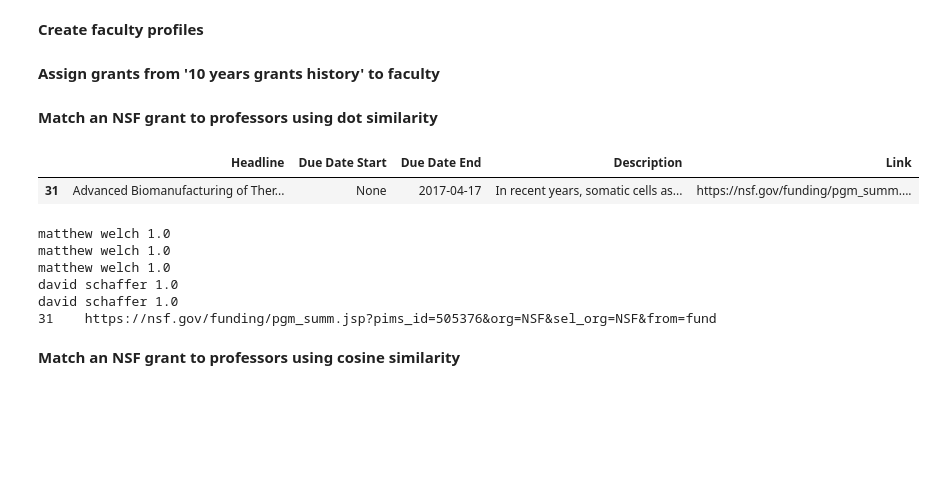
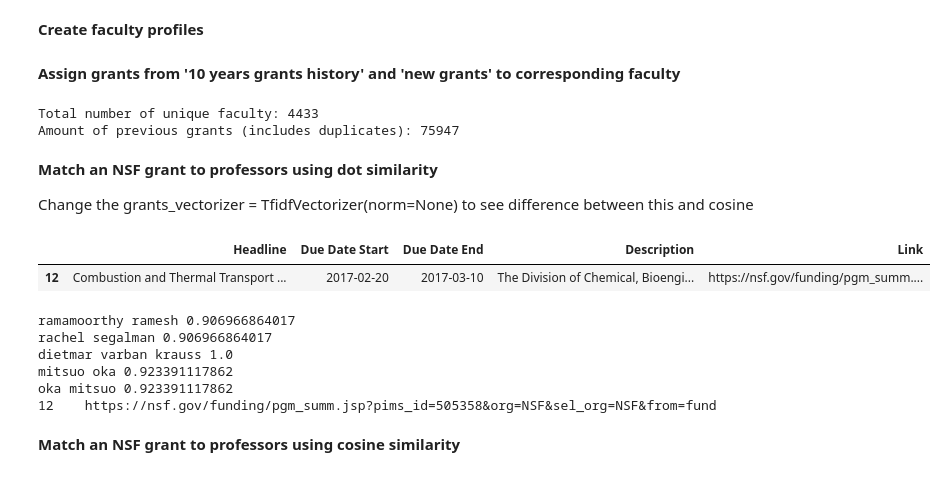
Before and after one commit to jsonchin/BIDS, a Jupyter notebook: modeling/clustering_recommender.ipynb, the cells around one changed output. Cells and saved outputs as stored; diff of their text form; code cells hidden in the pictures; blank space fills up the shorter version.

```diff
--- a/modeling/clustering_recommender.ipynb
+++ b/modeling/clustering_recommender.ipynb
@@ -89,6 +100,22 @@ for desc in descriptions:
         cleaned.append(["Nothing"])
 
 grants_corpus = [' '.join(doc) for doc in cleaned]
+# %%
+descriptions = new_grants_df['Title']
+# Prepare grants.gov grants
+cleaned = []
+for desc in descriptions:
+    try:
+        desc = desc.lower()
+        desc = desc.translate(punc_trans)
+        desc = desc.translate(num_trans)
+        first = filter(lambda x: x.lower() not in sw, desc.split())
+        second = [wnl.lemmatize(x) for x in first]
+        cleaned.append(second)
+    except:
+        cleaned.append(["Nothing"])
+
+new_grants_corpus = [' '.join(doc) for doc in cleaned]
 # %%
 descriptions = grant_history_df['Title']
 cleaned = []
@@ -120,9 +147,10 @@ for desc in descriptions:
 
 nsf_corpus = [' '.join(doc) for doc in cleaned]
 # %%
-grants_vectorizer = TfidfVectorizer(norm=None)
+grants_vectorizer = TfidfVectorizer()
 grants_matrix = grants_vectorizer.fit_transform(grants_corpus)
 faculty_grants_matrix = grants_vectorizer.transform(faculty_grants_corpus)
+new_grants_matrix = grants_vectorizer.transform(new_grants_corpus)
 nsf_matrix = grants_vectorizer.transform(nsf_corpus)
 # %% [markdown]
 <b>Only run if want to try using SVD on matrices</b>
@@ -165,13 +193,4 @@ for index, row in cleaned_df.iterrows():
     else:
         break
 # %% [markdown]
-<b>Assign grants from '10 years grants history' to faculty</b>
+<b>Assign grants from '10 years grants history' and 'new grants' to corresponding faculty</b>
-# %%
-faculty_names = faculty_profiles.keys()
-faculty_to_grants = defaultdict(list)
-for index, row in grant_history_df.iterrows():
-    # Changing format of name to fit names in vcr_cleaned
-    name = row['PI Name'].lower().translate(punc_trans)
-    name = ' '.join(list(filter(lambda x: len(x) > 1, name.split(" ")))[::-1])
-    if name in faculty_names:
-        faculty_to_grants[name].append(index)
@@ -178,45 +238,56 @@ for index, row in grant_history_df.iterrows():
+# %%
+all_faculty_grants_matrix = vstack([faculty_grants_matrix, new_grants_matrix])
+print("Total number of unique faculty:", len(faculty_to_grants))
+print("Amount of previous grants (includes duplicates):", all_faculty_grants_matrix.shape[0])
+# %% [output]
+Total number of unique faculty: 4433
+Amount of previous grants (includes duplicates): 75947
 # %% [markdown]
 <b>Match an NSF grant to professors using dot similarity</b>
+
+Change the grants_vectorizer = TfidfVectorizer(norm=None) to see difference between this and cosine
 # %%
 # Take a random NSF grant and match with professors
 random_index = random.sample((range(nsf_matrix.shape[0])), 1)[0]
 test_grant = nsf_matrix[random_index]
 closest_grants = []
-for index in range(faculty_grants_matrix.shape[0]):
-    training_grant = faculty_grants_matrix[index]
+for index in range(all_faculty_grants_matrix.shape[0]):
+    if index in indices_to_skip:
+        continue
+    training_grant = all_faculty_grants_matrix[index]
     # Uses dot similarity
     closest_grants.append((np.dot(training_grant, test_grant.T).toarray()[0][0], index))
     # closest_grants.append((np.dot(training_grant, test_grant.T), index)) <--- For SVD
 
 # Finds the 10 grants that are closest to the test grant
 max_product = max(closest_grants, key=lambda x: x[0])[0]
 closest_grants = [(x[0] / max_product, x[1]) for x in sorted(closest_grants)[-5:]]
 
 clustering_matches = []
 for faculty in faculty_to_grants:
     faculty_grants = faculty_to_grants[faculty]
     for value, closest_grant in closest_grants:
         if closest_grant in faculty_grants:
             clustering_matches.append((faculty, value))
 
 # Print out test grant, link to grant, and matched faculty
 test_grant_full = nsf_grants_df[random_index:random_index+1]
 display(test_grant_full)
 for faculty, value in clustering_matches:
     print(faculty, value)
 
 pd.options.display.max_colwidth = 1000
 print(test_grant_full['Link'].to_string())
 pd.options.display.max_colwidth = 50
 # %% [output]
 |  | Headline | Due Date Start | Due Date End | Description | Link |
-| 31 | Advanced Biomanufacturing of Ther... | None | 2017-04-17 | In recent years, somatic cells as... | https://nsf.gov/funding/pgm_summ.... |
+| 12 | Combustion and Thermal Transport ... | 2017-02-20 | 2017-03-10 | The Division of Chemical, Bioengi... | https://nsf.gov/funding/pgm_summ.... |
-matthew welch 1.0
-matthew welch 1.0
-matthew welch 1.0
-david schaffer 1.0
-david schaffer 1.0
-31    https://nsf.gov/funding/pgm_summ.jsp?pims_id=505376&org=NSF&sel_org=NSF&from=fund
+ramamoorthy ramesh 0.906966864017
+rachel segalman 0.906966864017
+dietmar varban krauss 1.0
+mitsuo oka 0.923391117862
+oka mitsuo 0.923391117862
+12    https://nsf.gov/funding/pgm_summ.jsp?pims_id=505358&org=NSF&sel_org=NSF&from=fund
 # %% [markdown]
 <b>Match an NSF grant to professors using cosine similarity</b>
 # %%
```
Also changed, not shown: parts of 39 cells of this notebook.
